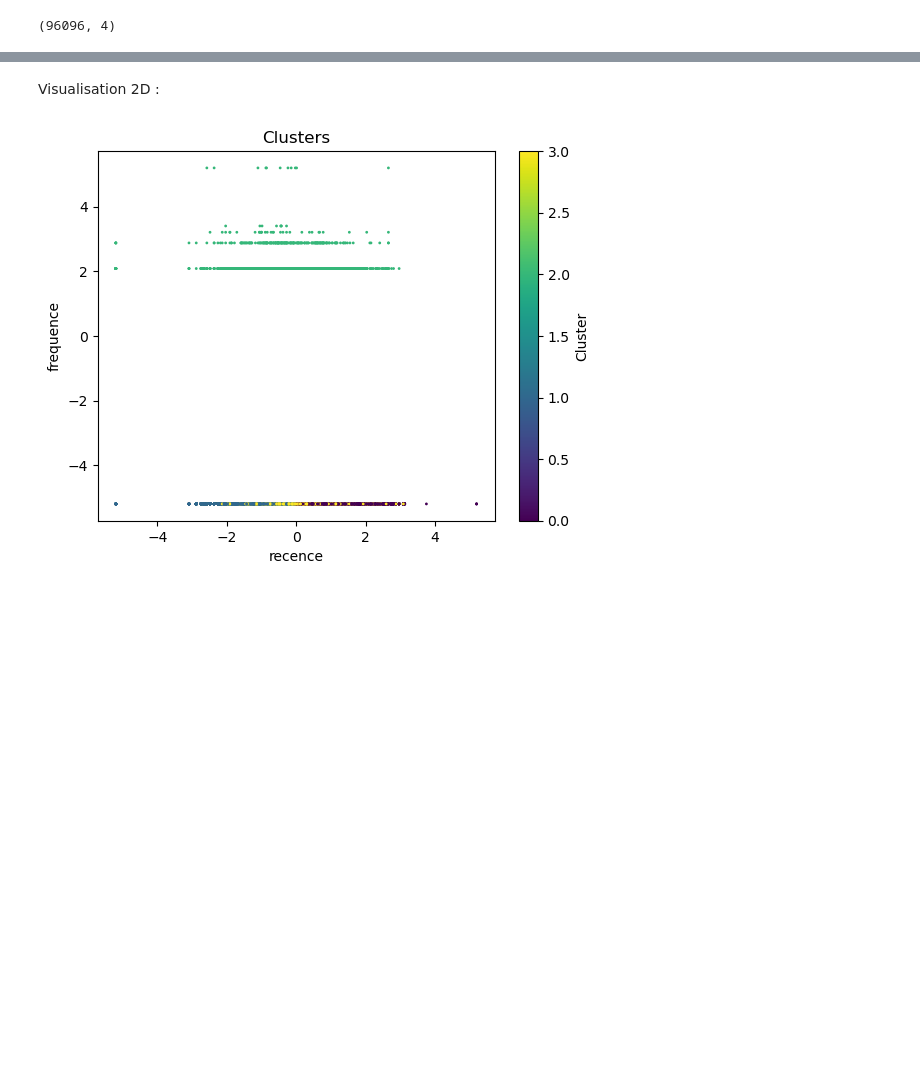
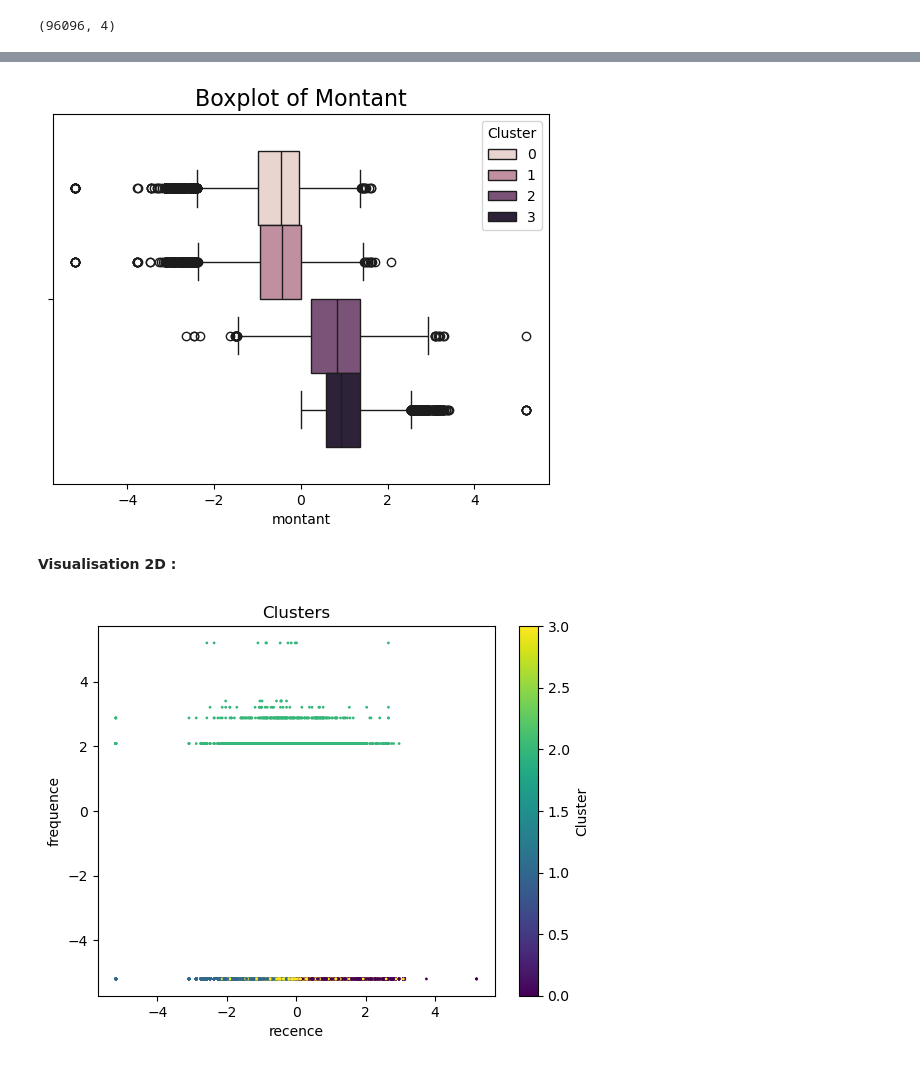
Before and after one commit to ludovic-source/Data_scientist_formation, a Jupyter notebook: projet_5/Projet_5_essais.ipynb, the cells around one changed output, grey strips where cells are left out. Drawn from its saved outputs; the diff is of its cells as text; code cells hidden in the pictures; blank space fills up the shorter version.

```diff
--- a/projet_5/Projet_5_essais.ipynb
+++ b/projet_5/Projet_5_essais.ipynb
@@ -259,5 +309,11 @@ X_1_with_labels.shape
+# %%
+sns.boxplot(data=X_1_with_labels, x='montant', hue='Cluster')
+plt.title('Boxplot of Montant', fontsize=16)
+plt.show()
+# %% [output]
+[figure, added]
 # %% [markdown]
-Visualisation 2D :
+**Visualisation 2D :**
 # %%
 plt.scatter(X_1_with_labels["recence"], X_1_with_labels["frequence"],
             c=X_1_with_labels["Cluster"], cmap="viridis", s=1)
```
Also changed, not shown: parts of 15 cells of this notebook.
